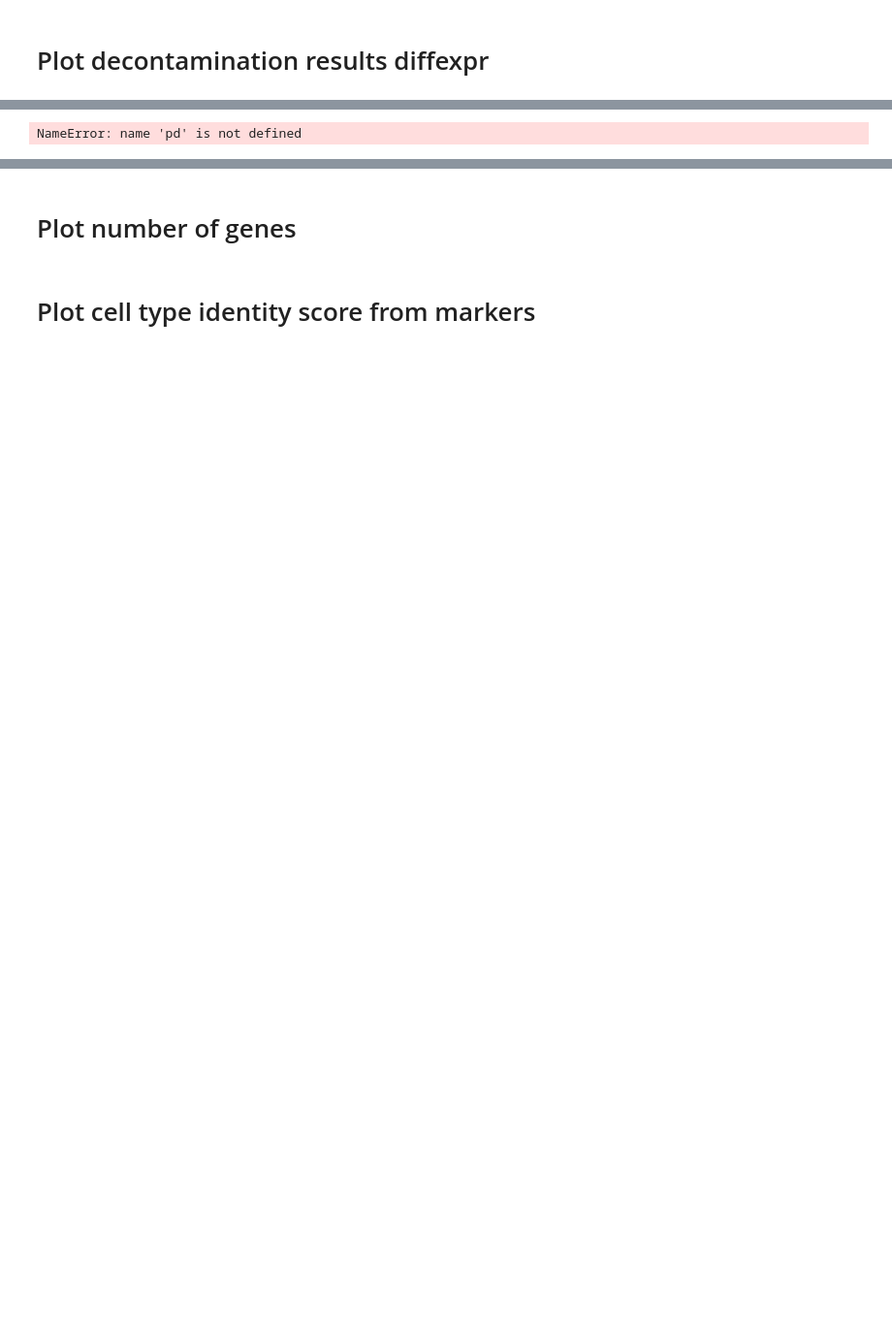
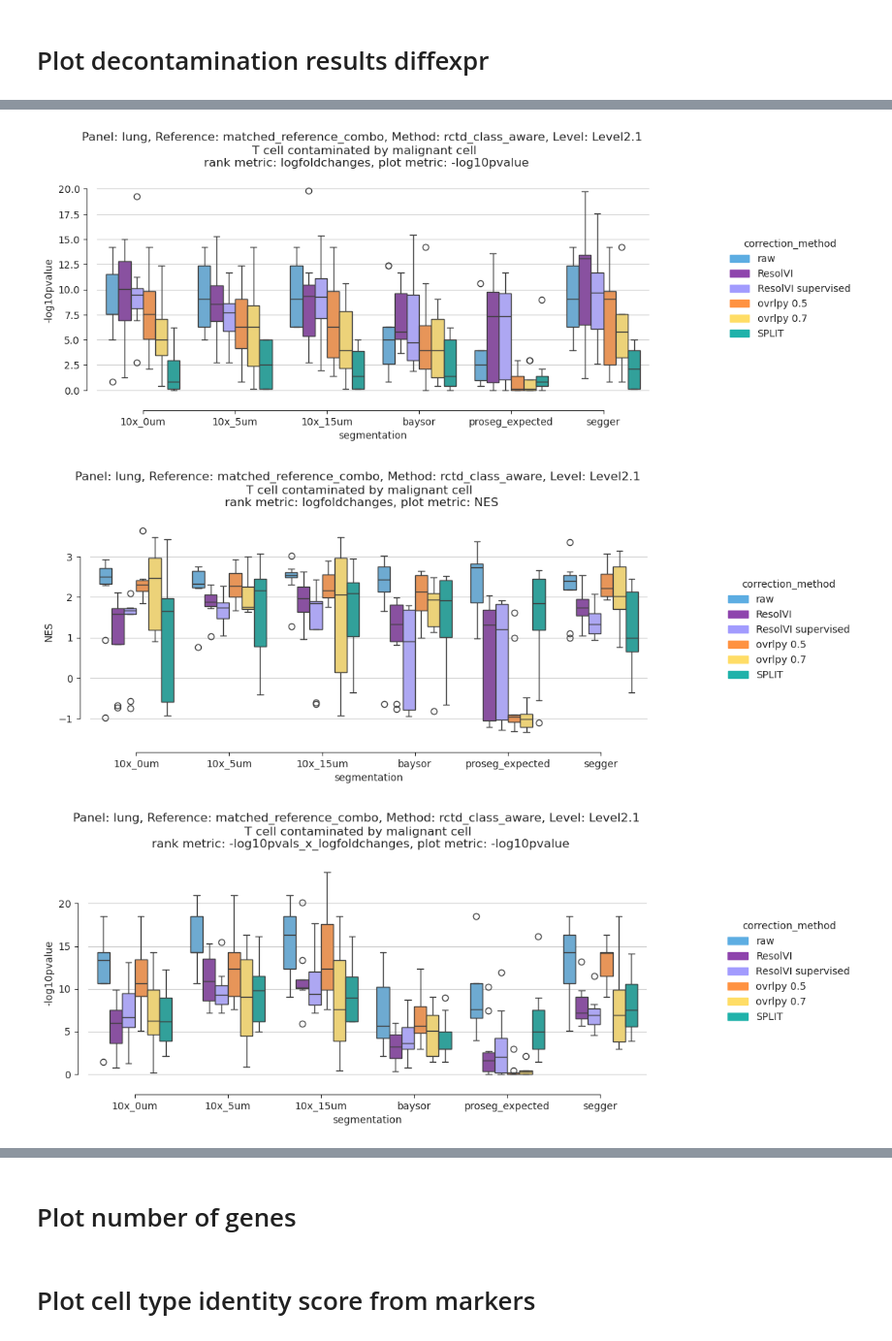
Before and after one commit to bdsc-tds/Bilous2025, a Jupyter notebook: workflow/notebooks/xenium/1-xenium_decontamination_comparison.ipynb, the cells around one changed output, grey strips where cells are left out. Shown at 97% size. Drawn from its saved outputs; the diff is of its cells as text; code cells hidden in the pictures; blank space fills up the shorter version.

```diff
--- a/workflow/notebooks/xenium/1-xenium_decontamination_comparison.ipynb
+++ b/workflow/notebooks/xenium/1-xenium_decontamination_comparison.ipynb
@@ -602,3 +719,35 @@ Error reading /work/PRTNR/CHUV/DIR/rgottar1/spatial/env/xenium_paper/data/xenium
+# %%
+
+# fix obs names for proseg expected, load cell types
+# filter out cells without labels (this will apply QC thresholds as well since annotation is done after QC)
+for correction_method in correction_methods:
+    for k, ad in ads[correction_method].items():
+        if ad is not None:
+
+            if correction_method == 'raw':
+                if k[0] == "proseg_expected":
+                    ad.obs_names = ad.obs_names.astype(str)
+                    ad.obs_names = "proseg-" + ad.obs_names
+
+                # filter cells and read labels for raw
+                ad.obs[labels_key] = pd.read_parquet(xenium_annot_paths['raw'][k]).set_index("cell_id").iloc[:, 0]
+
+                ad = ad[ad.obs[labels_key].notna()]
+                if labels_key == "Level2.1":
+                    # for custom Level2.1, simplify subtypes
+                    ad.obs.loc[ad.obs[labels_key].str.contains("malignant"), labels_key] = "malignant cell"
+                    ad.obs.loc[ad.obs[labels_key].str.contains("T cell"), labels_key] = "T cell"
+
+                # remove tissue from cell type name
+                ad.obs[labels_key] = ad.obs[labels_key].str.replace(r" of .+", "", regex=True)
+
+                ads['raw'][k] = ad
+
+            # filter cells and add labels from raw
+            if correction_method != 'raw':
+                ad.obs[labels_key] = ads['raw'][k].obs[labels_key]
+                ad = ad[[c for c in ads['raw'][k].obs_names if c in ad.obs_names]]
+                ads[correction_method][k] = ad
 # %%
 # def get_n_genes(adata):
 #     return (ad.X>0).sum(1).A1
@@ -806,7 +1020,7 @@ ctj = 'malignant cell'
 palette = pd.read_csv(count_correction_palette, index_col=0).iloc[:, 0]
 
 for rank_metric in rank_metrics:
-    for plot_metric in plot_metrics:
+    for plot_metric in plot_metrics[:2]:
         df = pd.concat({(count_correction_method,*k): v.loc[rank_metric,v.columns.get_level_values(2)==plot_metric]
                             for count_correction_method in correction_methods
                             for k, v in dfs['df_markers_rank_significance_diffexpr'][count_correction_method].items()
@@ -824,31 +1038,33 @@ for rank_metric in rank_metrics:
         title = f"Panel: {ref_panel}, Reference: {reference}, Method: {method}, Level: {level} \n{cti} contaminated by {ctj}\n rank metric: {rank_metric}, plot metric: {plot_metric}"
         unique_labels = [c for c in hue_correction_order if c in np.unique(df[hue_correction].dropna())]
         unique_labels = unique_labels + [c for c in np.unique(df[hue_correction].dropna()) if c not in unique_labels]
         palette = {u: palette[u] for u in unique_labels}
         legend_handles = [mpatches.Patch(color=color, label=label) for label, color in palette.items()]
 
         ### hypergeometric pvalue boxplot
         f = plt.figure(figsize=(10, 4))
         ax = plt.subplot()
         g = sns.boxplot(df,x='segmentation',y=plot_metric,
                         hue=hue_correction, hue_order=unique_labels,
                         legend=False, palette=palette,ax=ax,
                         order=[s for s in hue_segmentation_order if s in df['segmentation'].unique()]
                         )
 
         sns.despine(offset=10, trim=True)
         ax.yaxis.grid(True)
 
         plt.suptitle(title,y=1.05)
         f.legend(
             handles=legend_handles,
             loc="center left",
             bbox_to_anchor=(1, 0.5),
             title=hue_correction,
             frameon=False,
         )
         # plt.tight_layout(rect=[0, 0, 1, 0.95])
         # plt.savefig(out_file, dpi=dpi, bbox_inches="tight")
         plt.show()
 # %% [output]
-NameError: name 'pd' is not defined
+[figure, added]
+[figure, added]
+[figure, added]
```
Also changed, not shown: parts of 16 cells of this notebook, 7 other files.
